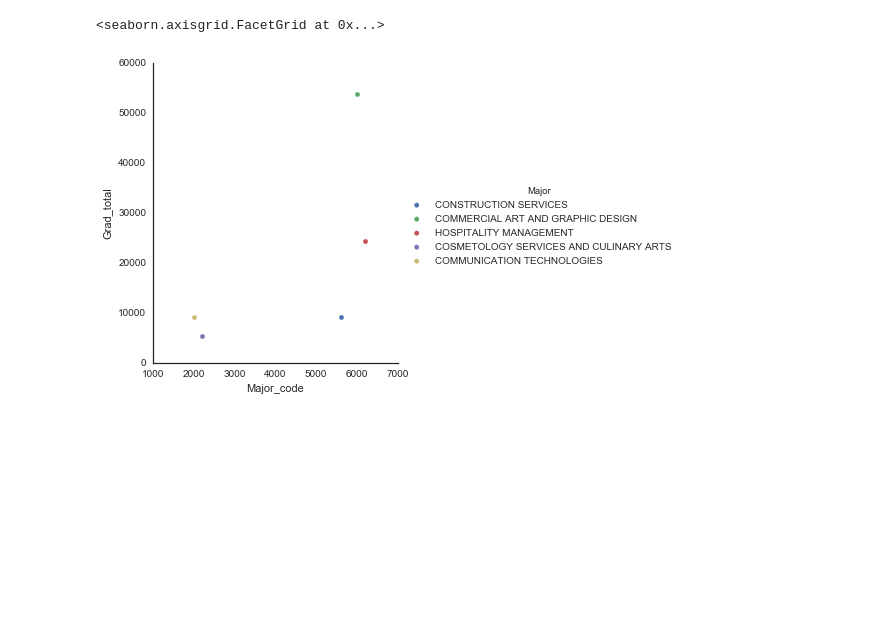
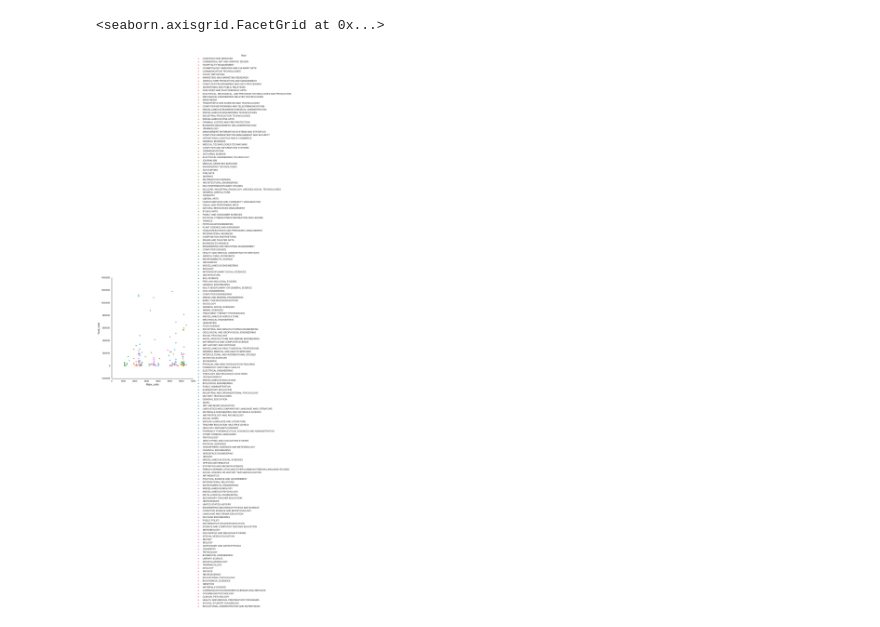
Before and after one commit to harishkrao/matplotlib, a Jupyter notebook: Seaborn visualization on grad-students data from FiveThirtyEight.ipynb, the cells around one changed output. Cells and saved outputs as stored; diff of their text form; code cells hidden in the pictures; blank space fills up the shorter version.

```diff
--- a/Seaborn visualization on grad-students data from FiveThirtyEight.ipynb
+++ b/Seaborn visualization on grad-students data from FiveThirtyEight.ipynb
@@ -30,7 +41,7 @@ sns.jointplot(x="Major_code",y="Grad_total",data=grad_students_sub,size=5)
 # %%
-sns.FacetGrid(grad_students_sub,hue="Major",size=5)\
+sns.FacetGrid(grad_students,hue="Major",size=7)\
 .map(plt.scatter,"Major_code","Grad_total")\
 .add_legend()
 # %% [output]
 <seaborn.axisgrid.FacetGrid at 0x...>
-[figure, old version]
+[figure, new version]
```
Also changed, not shown: parts of 3 cells of this notebook.
